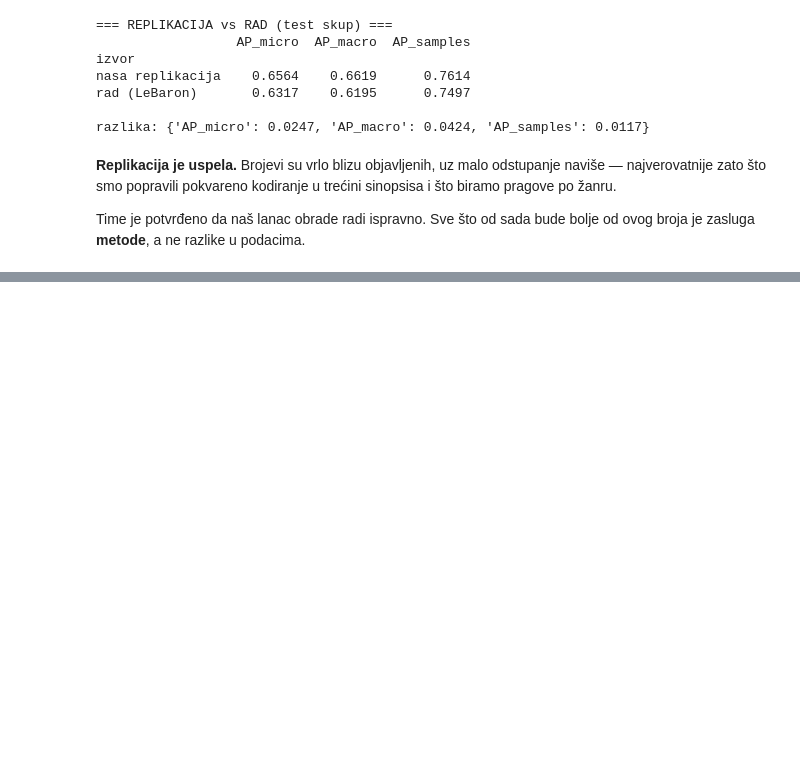
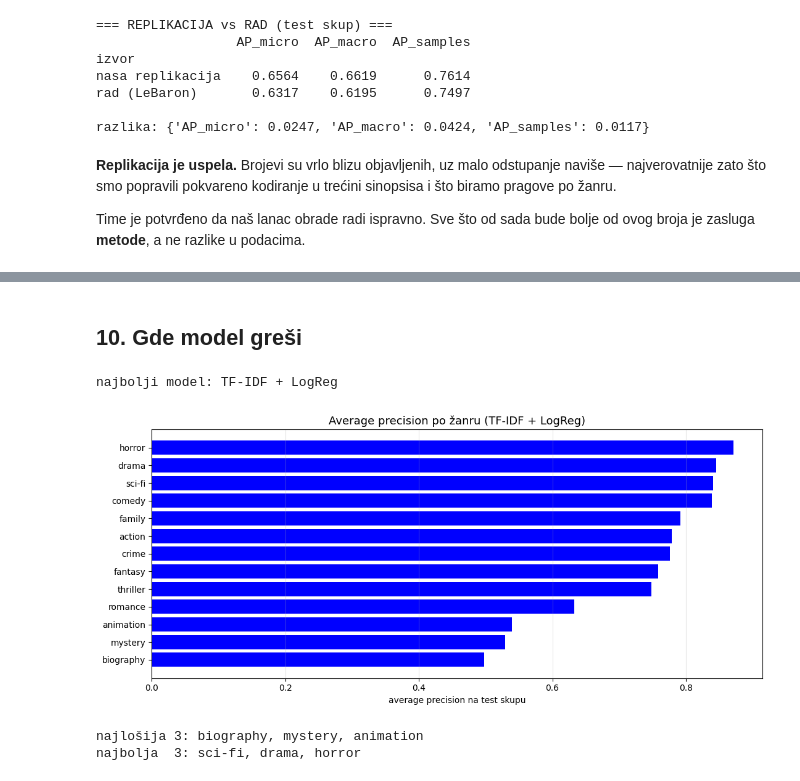
Before and after one commit to markobura/-Movie-Genre-Classification-using-Text-and-Image-Data, a Jupyter notebook: text_models.ipynb, the cells around one changed output, grey strips where cells are left out. Drawn from its saved outputs; the diff is of its cells as text; code cells hidden in the pictures; blank space fills up the shorter version.

Commit message:
add models and summary

```diff
--- a/text_models.ipynb
+++ b/text_models.ipynb
@@ -327,0 +435,9 @@ od ovog broja je zasluga **metode**, a ne razlike u podacima.
+# %%
+minilm = OneVsRestClassifier(
+    LogisticRegression(max_iter=3000, C=10, class_weight="balanced",
+                       random_state=RANDOM_STATE),
+    n_jobs=-1,
+).fit(X_train_minilm, y_train)
+
+score_minilm_va = minilm.predict_proba(X_val_minilm)
+score_minilm_te = minilm.predict_proba(X_test_minilm)
@@ -327,0 +451,11 @@ od ovog broja je zasluga **metode**, a ne razlike u podacima.
+# %%
+ALL_MODELS = {
+    "GloVe + MLP (rad)":  (score_glove_va,  score_glove_te),
+    "TF-IDF + LogReg":    (score_logreg_va, score_logreg_te),
+    "MiniLM + LogReg":    (score_minilm_va, score_minilm_te),
+}
+
+val_rows = [evaluate(y_val, s_va, tune_thresholds(y_val, s_va), ime)
+            for ime, (s_va, _) in ALL_MODELS.items()]
+val_results = results_table(val_rows)
+val_results
@@ -327,0 +473,5 @@ od ovog broja je zasluga **metode**, a ne razlike u podacima.
+# %%
+test_rows = [evaluate(y_test, s_te, tune_thresholds(y_val, s_va), ime)
+             for ime, (s_va, s_te) in ALL_MODELS.items()]
+test_results = results_table(test_rows)
+test_results
@@ -327,0 +484,26 @@ od ovog broja je zasluga **metode**, a ne razlike u podacima.
+# %% [markdown]
+## 10. Gde model greši
+# %%
+best_model_name = test_results.index[0]
+best_va, best_te = ALL_MODELS[best_model_name]
+best_thresholds = tune_thresholds(y_val, best_va)
+print("najbolji model:", best_model_name)
+
+# AP po zanru -- prosek od 0.73 krije raspon od 0.49 do 0.87
+ap = per_genre_ap(y_test, best_te).sort_values()
+
+fig, ax = plt.subplots(figsize=(11, 5))
+ax.barh(ap.index, ap.values, color="blue")
+ax.set_title(f"Average precision po žanru ({best_model_name})", fontsize=13)
+ax.set_xlabel("average precision na test skupu")
+ax.grid(axis="x", alpha=0.3)
+plt.tight_layout()
+plt.show()
+
+print("najlošija 3:", ", ".join(ap.index[:3]))
+print("najbolja  3:", ", ".join(ap.index[-3:]))
+# %% [output]
+najbolji model: TF-IDF + LogReg
+[figure, added]
+najlošija 3: biography, mystery, animation
+najbolja  3: sci-fi, drama, horror
```
Also changed, not shown: parts of 20 cells of this notebook.
